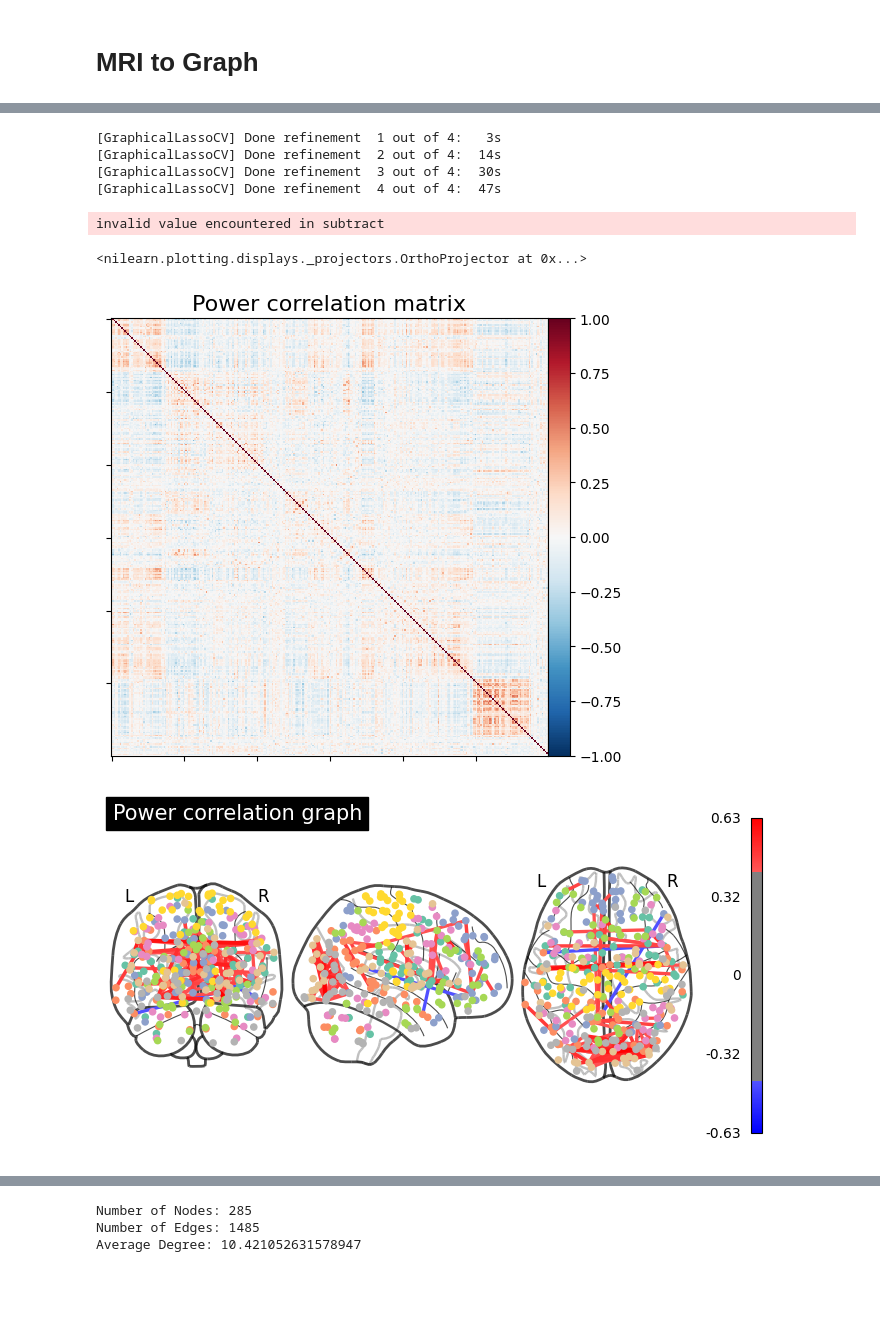
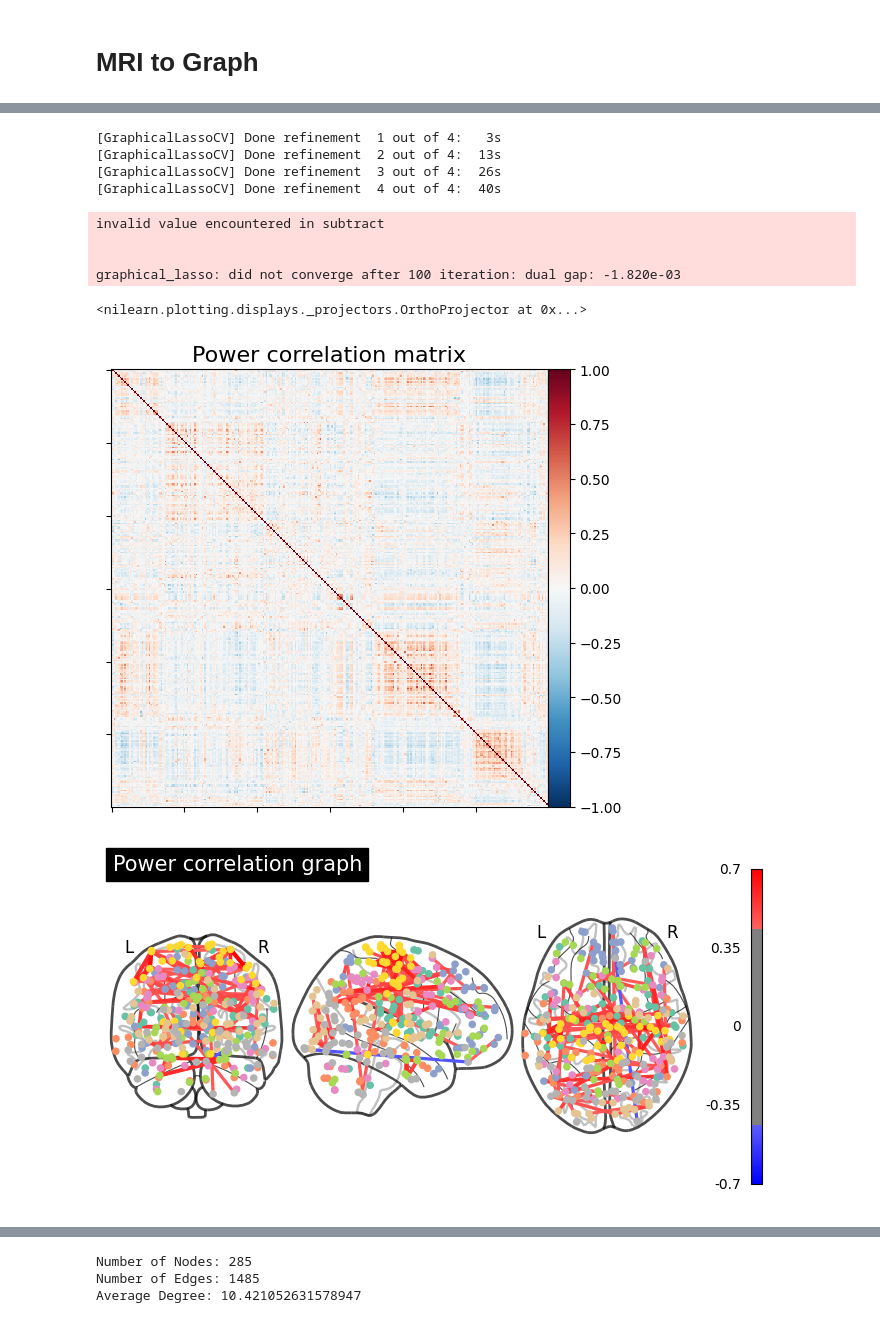
Before and after one commit to FrancescoMonaco/LFN_Project, a Jupyter notebook: LFN_Project.ipynb, the cells around one changed output, grey strips where cells are left out. Drawn from its saved outputs; the diff is of its cells as text; code cells hidden in the pictures; blank space fills up the shorter version.

Commit message:
Data with processing, first implementation of a cycle on all subjects

```diff
--- a/LFN_Project.ipynb
+++ b/LFN_Project.ipynb
@@ -77,0 +86,20 @@ __________________________________filter_and_extract cache loaded - 0.0s, 0.0min
+# %%
+from nilearn.maskers import NiftiMapsMasker
+
+masker = NiftiMapsMasker(
+    maps_img=atlas_filename,
+    standardize="zscore_sample",
+    standardize_confounds="zscore_sample",
+    memory="nilearn_cache",
+    verbose=5,
+)
+
+# Define the path to the TSV file
+tsv_file = "/root/nilearn_data/ds000030/ds000030_R1.0.4/uncompressed/derivatives/fmriprep/sub-10159/func/sub-10159_task-stopsignal_desc-confounds_regressors.tsv"
+
+# Load the TSV file into a DataFrame and remove invalid values
+confounds_data = pd.read_csv(tsv_file, sep='\t')
+confounds_data = confounds_data.replace([np.nan, np.inf, -np.inf], 0)
+
+func_filename = "/root/nilearn_data/ds000030/ds000030_R1.0.4/uncompressed/derivatives/fmriprep/sub-10159/func/sub-10159_task-stopsignal_bold_space-MNI152NLin2009cAsym_preproc.nii.gz"
+time_series = masker.fit_transform(func_filename, confounds=confounds_data)
@@ -93,44 +139,47 @@ spheres_masker = NiftiSpheresMasker(
 )
 
 timeseries = spheres_masker.fit_transform(
-    func_filename, confounds=confounds_filename
+    func_filename, confounds=confounds_data
 )
 
 try:
     from sklearn.covariance import GraphicalLassoCV
 except ImportError:
     from sklearn.covariance import GraphLassoCV as GraphicalLassoCV
 
 covariance_estimator = GraphicalLassoCV(cv=3, verbose=1)
 
 covariance_estimator.fit(timeseries)
 matrix = covariance_estimator.covariance_
 plotting.plot_matrix(
     matrix,
     vmin=-1.0,
     vmax=1.0,
     colorbar=True,
     title="Power correlation matrix",
 )
 
 # Tweak edge_threshold to keep only the strongest connections.
 plotting.plot_connectome(
     matrix,
     coords,
     title="Power correlation graph",
     edge_threshold="99.8%",
     node_size=20,
     colorbar=True,
 )
 # %% [output]
 [GraphicalLassoCV] Done refinement  1 out of 4:   3s
-[GraphicalLassoCV] Done refinement  2 out of 4:  14s
-[GraphicalLassoCV] Done refinement  3 out of 4:  30s
-[GraphicalLassoCV] Done refinement  4 out of 4:  47s
+[GraphicalLassoCV] Done refinement  2 out of 4:  13s
+[GraphicalLassoCV] Done refinement  3 out of 4:  26s
+[GraphicalLassoCV] Done refinement  4 out of 4:  40s
 invalid value encountered in subtract
+
+
+graphical_lasso: did not converge after 100 iteration: dual gap: -1.820e-03
 <nilearn.plotting.displays._projectors.OrthoProjector at 0x...>
-[figure, old version]
+[figure, new version]
-[figure, old version]
+[figure, new version]
 # %%
 threshold = 0.2 # @param {type:"slider", min:0, max:1, step:0.05}
 power_correlation_matrix = matrix
```
Also changed, not shown: parts of 7 cells of this notebook.
